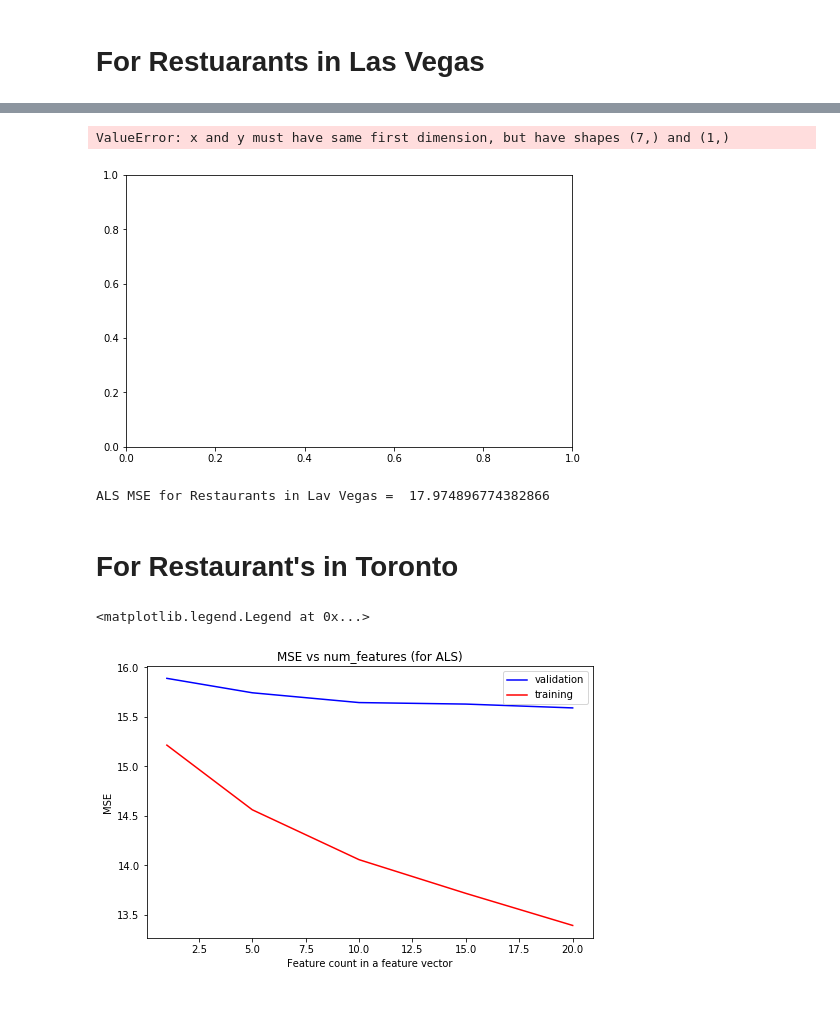
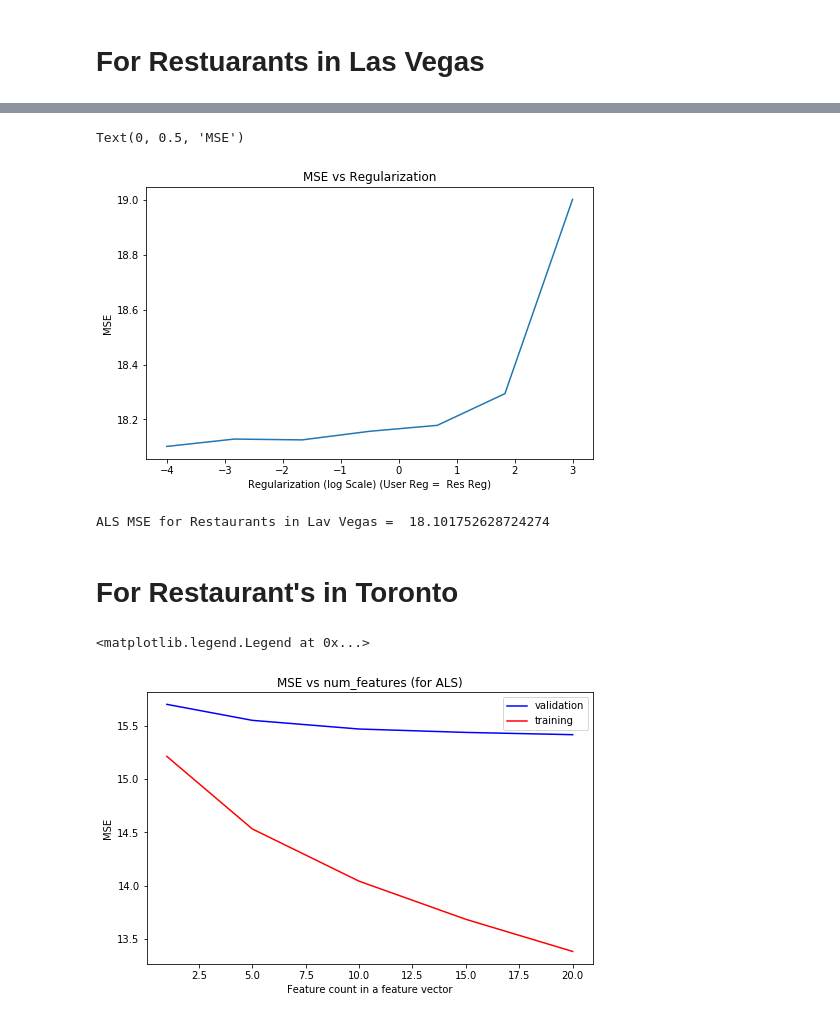
Before and after one commit to MJSindhu7/DataBuff-s-DinerRecommender, a Jupyter notebook: SourceCode/pyspark.ipynb, the cells around one changed output, grey strips where cells are left out. Saved outputs shown, nothing was run; the diff lists cells and outputs as text; code cells hidden in the pictures.

```diff
--- a/SourceCode/pyspark.ipynb
+++ b/SourceCode/pyspark.ipynb
@@ -580,0 +591,6 @@ plt.legend()
+# %%
+from sklearn.metrics import mean_squared_error
+def mseCalculation(pred, actual):
+    pred = pred[actual.nonzero()].flatten()
+    actual = actual[actual.nonzero()].flatten()
+    return mean_squared_error(pred, actual)
@@ -624,26 +753,26 @@ plt.legend()
 # %%
 reg_user = np.logspace(-4, 3, 7)
 als_errors_val = {}
 fig = plt.figure(figsize=(8,5))
 for i in reg_user:
     als_errors_val[i] = []
     als_prediction = als(np.array(vegas_train_10.todense()), k=10, iters = 5, u=i, r=i)
     error_val = mseCalculation(als_prediction, np.array(vegas_val_10.todense()))
     als_errors_val[i].append(error_val)
-plt.plot(np.log10(reg_user), als_errors_val.values())
+plt.plot(list(np.log10(reg_user)), list(als_errors_val.values()))
 
 plt.title('MSE vs Regularization')
 plt.xlabel('Regularization (log Scale) (User Reg =  Res Reg)')
 plt.ylabel('MSE')
 # %% [output]
-ValueError: x and y must have same first dimension, but have shapes (7,) and (1,)
+Text(0, 0.5, 'MSE')
-[figure, old version]
+[figure, new version]
 # %%
 lv_als_prediction = als(np.array(vegas_train_10.todense()),k=10, iters = 5, u=0.001 , r=0.001)
 val_MSE_als_lv = mseCalculation(lv_als_prediction, np.array(vegas_val_10.todense()))
 print('ALS MSE for Restaurants in Lav Vegas = ', val_MSE_als_lv)
 # %% [output]
-ALS MSE for Restaurants in Lav Vegas =  17.974896774382866
+ALS MSE for Restaurants in Lav Vegas =  18.101752628724274
 # %%
 als_lv_train_pred = lv_als_prediction[train_lv_nnz]
 als_lv_val_pred = lv_als_prediction[val_lv_nnz]
@@ -670,7 +799,7 @@ plt.ylabel('MSE')
 plt.legend()
 # %% [output]
 <matplotlib.legend.Legend at 0x...>
-[figure, old version]
+[figure, new version]
 # %%
 reg_user_trt= np.logspace(-4,3,7)
 als_errors_val_trt = {}
```
Also changed, not shown: parts of 52 cells of this notebook.
